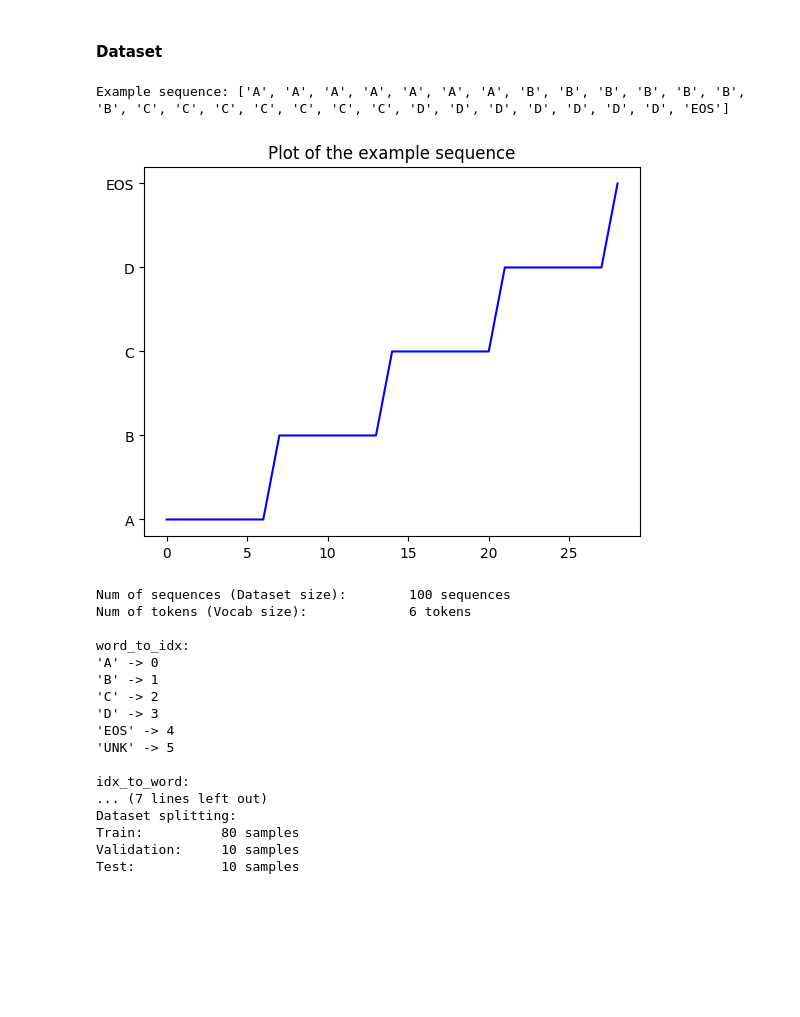
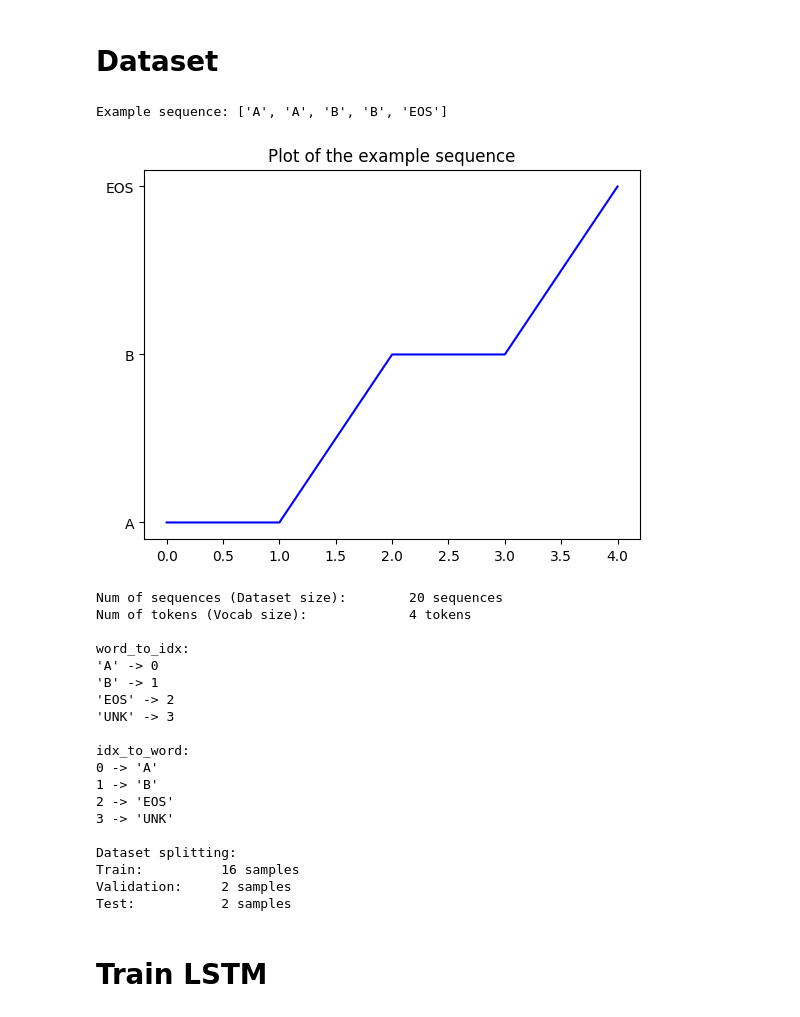
Before and after one commit to baobuiquang/ParallelLSTM, a Jupyter notebook: LSTM.ipynb, the cells around one changed output. Drawn from its saved outputs; the diff is of its cells as text; code cells hidden in the pictures; blank space fills up the shorter version.

```diff
--- a/LSTM.ipynb
+++ b/LSTM.ipynb
@@ -101,17 +81,11 @@ def create_datasets(sequences, p_train=0.8, p_val=0.1, p_test=0.1):
     return training_set, validation_set, test_set
 # %%
-# Function: One-hot Encoding a word -> 1-D numpy array (len = vocab_size)
-def one_hot_encode(word_idx, vocab_size):
-    # Initialize the encoded array
+def one_hot_encode(idx, vocab_size):
     one_hot = np.zeros(vocab_size)
-    # Set the appropriate element to one
-    one_hot[word_idx] = 1.0
+    one_hot[idx] = 1.0
     return one_hot
 
-# Function: One-hot Encoding a sequence -> 3-D numpy array (shape = num words, vocab size, 1)
 def one_hot_encode_sequence(sequence, vocab_size):
-    # Encode each word in the sentence
     encoding = np.array([one_hot_encode(word_to_idx[word], vocab_size) for word in sequence])
-    # Reshape encoding s.t. it has shape (num words, vocab size, 1)
     encoding = encoding.reshape(encoding.shape[0], encoding.shape[1], 1)
     return encoding
@@ -416,47 +192,65 @@ def update_parameters(params, grads, learning_rate=1e-3):
 # %% [markdown]
-#### Dataset
+# Dataset
 # %%
 # Initialize dataset
-sequences = generate_dataset(num_sequences = 100)
+sequences = generate_dataset(num_sequences = 20, max_num_each_token = 3) # 20 / 3
 word_to_idx, idx_to_word, num_sequences, vocab_size = sequences_to_dicts(sequences)
 training_set, validation_set, test_set = create_datasets(sequences)
 
+# One-hot Encoding set
+training_set_one_hot = []
+validation_set_one_hot = []
+for idx, (inputs, targets) in enumerate(training_set):
+    inputs_one_hot = one_hot_encode_sequence(inputs, vocab_size)
+    targets_one_hot = one_hot_encode_sequence(targets, vocab_size)
+    training_set_one_hot.append((inputs_one_hot, targets_one_hot))
+for idx, (inputs, targets) in enumerate(validation_set):
+    inputs_one_hot = one_hot_encode_sequence(inputs, vocab_size)
+    targets_one_hot = one_hot_encode_sequence(targets, vocab_size)
+    validation_set_one_hot.append((inputs_one_hot, targets_one_hot))
+training_set_one_hot = tuple(training_set_one_hot)
+validation_set_one_hot = tuple(validation_set_one_hot)
+
 # Print
-print(f"Example sequence: {sequences[0]}\n")
+print(f"Example sequence: {sequences[1]}\n")
 
-plt.plot(sequences[0], color='blue')
+plt.plot(sequences[1], color='blue')
 plt.title('Plot of the example sequence')
 plt.show()
 
 print(f"\n\nNum of sequences (Dataset size):\t{num_sequences} sequences")
 print(f"Num of tokens (Vocab size):\t\t{vocab_size} tokens")
 print("\nword_to_idx:")
 for item in word_to_idx:
   print(f"'{item}' -> {word_to_idx[item]}")
 print("\nidx_to_word:")
 for item in idx_to_word:
   print(f"{item} -> '{idx_to_word[item]}'")
 print(f"\nDataset splitting:")
 print(f'Train:\t\t{len(training_set)} samples')
 print(f'Validation:\t{len(validation_set)} samples')
 print(f'Test:\t\t{len(test_set)} samples')
 # %% [output]
-Example sequence: ['A', 'A', 'A', 'A', 'A', 'A', 'A', 'B', 'B', 'B', 'B', 'B', 'B', 'B', 'C', 'C', 'C', 'C', 'C', 'C', 'C', 'D', 'D', 'D', 'D', 'D', 'D', 'D', 'EOS']
+Example sequence: ['A', 'A', 'B', 'B', 'EOS']
-[figure, old version]
+[figure, new version]
-Num of sequences (Dataset size):        100 sequences
-Num of tokens (Vocab size):             6 tokens
+Num of sequences (Dataset size):        20 sequences
+Num of tokens (Vocab size):             4 tokens
 
 word_to_idx:
 'A' -> 0
 'B' -> 1
-'C' -> 2
-'D' -> 3
-'EOS' -> 4
-'UNK' -> 5
+'EOS' -> 2
+'UNK' -> 3
 
 idx_to_word:
-... (7 lines left out)
+0 -> 'A'
+1 -> 'B'
+2 -> 'EOS'
+3 -> 'UNK'
+
 Dataset splitting:
-Train:          80 samples
-Validation:     10 samples
-Test:           10 samples
+Train:          16 samples
+Validation:     2 samples
+Test:           2 samples
+# %% [markdown]
+# Train LSTM
```
Also changed, not shown: parts of 21 cells of this notebook.
